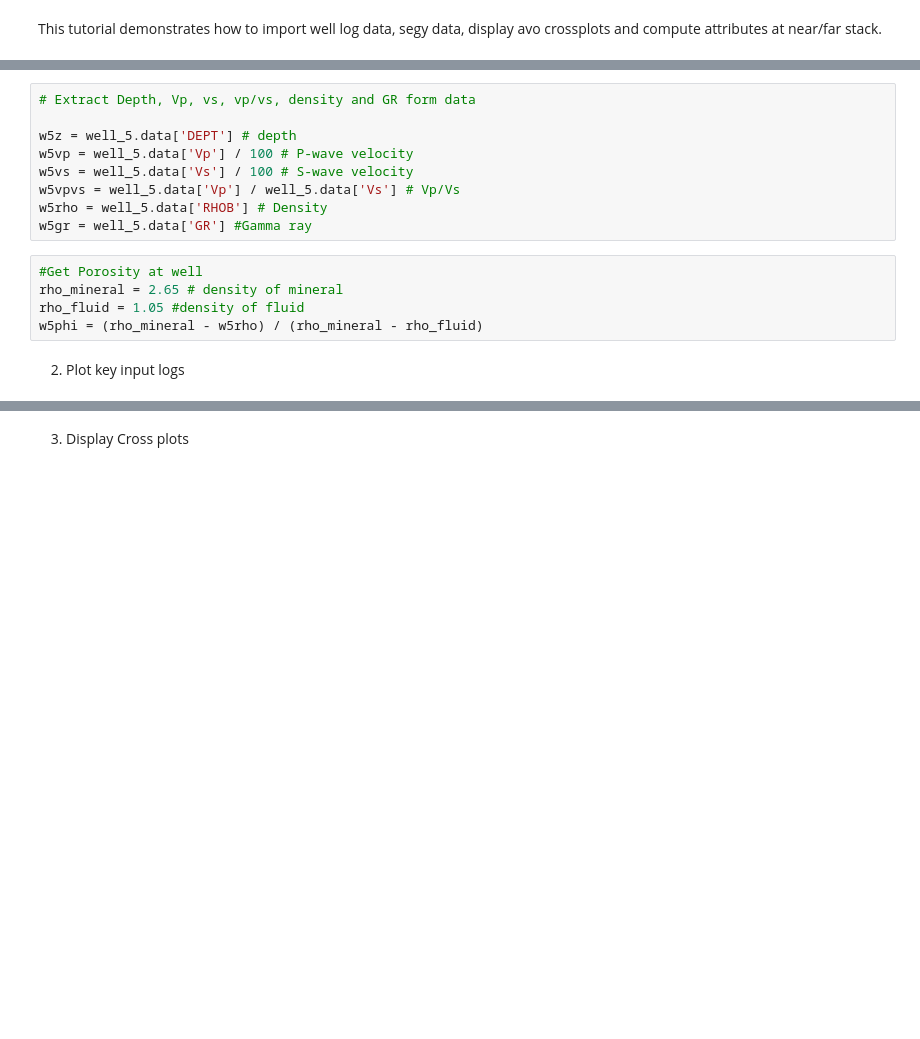
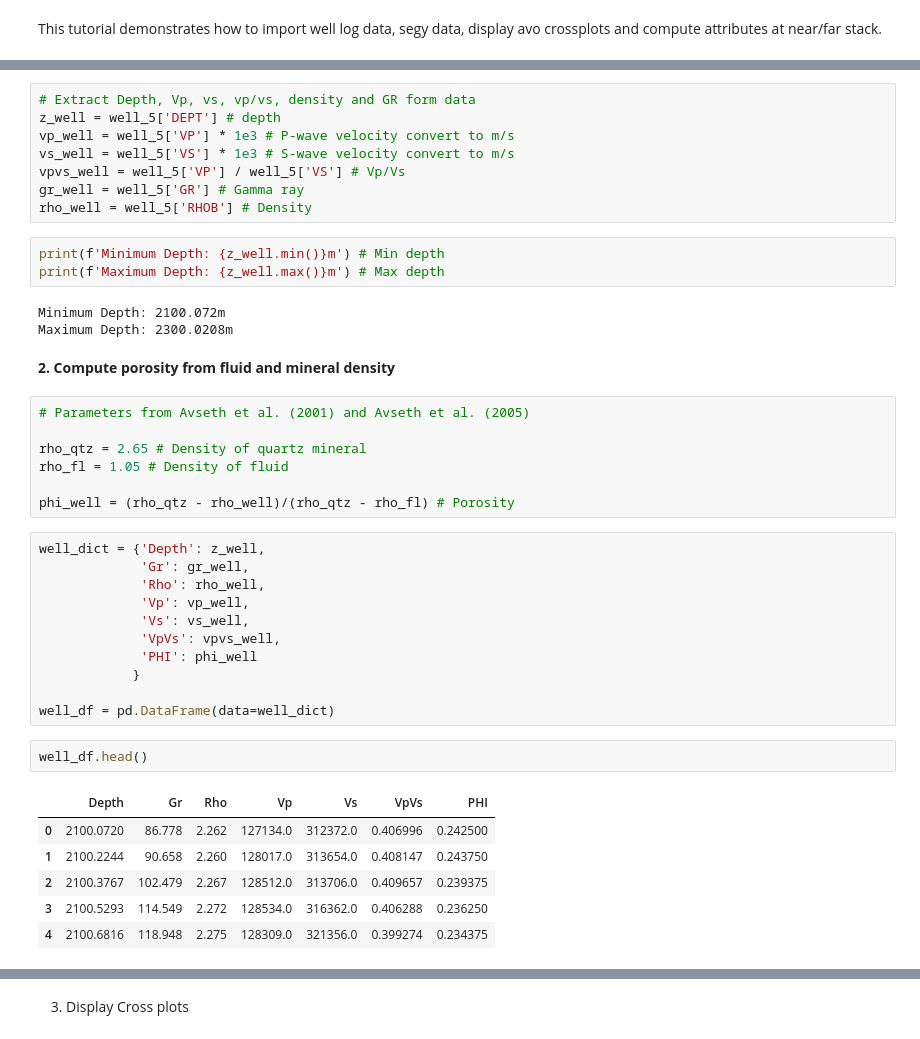
Before and after one commit to TolaAbiodun/beta-tests, a Jupyter notebook: avo_attributes.ipynb, the cells around one changed output, grey strips where cells are left out. Saved outputs shown, nothing was run; the diff lists cells and outputs as text; blank space fills up the shorter version.

```diff
--- a/avo_attributes.ipynb
+++ b/avo_attributes.ipynb
@@ -17,16 +59,43 @@ well_5 = las.LASReader('./data/well_5.las', null_subs=np.nan)
 # %%
 # Extract Depth, Vp, vs, vp/vs, density and GR form data
-
-w5z = well_5.data['DEPT'] # depth
-w5vp = well_5.data['Vp'] / 100 # P-wave velocity
-w5vs = well_5.data['Vs'] / 100 # S-wave velocity
-w5vpvs = well_5.data['Vp'] / well_5.data['Vs'] # Vp/Vs
-w5rho = well_5.data['RHOB'] # Density
-w5gr = well_5.data['GR'] #Gamma ray
+z_well = well_5['DEPT'] # depth
+vp_well = well_5['VP'] * 1e3 # P-wave velocity convert to m/s
+vs_well = well_5['VS'] * 1e3 # S-wave velocity convert to m/s
+vpvs_well = well_5['VP'] / well_5['VS'] # Vp/Vs
+gr_well = well_5['GR'] # Gamma ray
+rho_well = well_5['RHOB'] # Density
+# %%
+print(f'Minimum Depth: {z_well.min()}m') # Min depth
+print(f'Maximum Depth: {z_well.max()}m') # Max depth
+# %% [output]
+Minimum Depth: 2100.072m
+Maximum Depth: 2300.0208m
+# %% [markdown]
+__2. Compute porosity from fluid and mineral density__
 # %%
-#Get Porosity at well
-rho_mineral = 2.65 # density of mineral
-rho_fluid = 1.05 #density of fluid
-w5phi = (rho_mineral - w5rho) / (rho_mineral - rho_fluid)
+# Parameters from Avseth et al. (2001) and Avseth et al. (2005)
+
+rho_qtz = 2.65 # Density of quartz mineral
+rho_fl = 1.05 # Density of fluid
+
+phi_well = (rho_qtz - rho_well)/(rho_qtz - rho_fl) # Porosity
-# %% [markdown]
-2. Plot key input logs
+# %%
+well_dict = {'Depth': z_well,
+             'Gr': gr_well,
+             'Rho': rho_well,
+             'Vp': vp_well,
+             'Vs': vs_well,
+             'VpVs': vpvs_well,
+             'PHI': phi_well
+            }
+
+well_df = pd.DataFrame(data=well_dict)
+# %%
+well_df.head()
+# %% [output]
+|  | Depth | Gr | Rho | Vp | Vs | VpVs | PHI |
+| 0 | 2100.0720 | 86.778 | 2.262 | 127134.0 | 312372.0 | 0.406996 | 0.242500 |
+| 1 | 2100.2244 | 90.658 | 2.260 | 128017.0 | 313654.0 | 0.408147 | 0.243750 |
+| 2 | 2100.3767 | 102.479 | 2.267 | 128512.0 | 313706.0 | 0.409657 | 0.239375 |
+| 3 | 2100.5293 | 114.549 | 2.272 | 128534.0 | 316362.0 | 0.406288 | 0.236250 |
+| 4 | 2100.6816 | 118.948 | 2.275 | 128309.0 | 321356.0 | 0.399274 | 0.234375 |
```
Also changed, not shown: parts of 22 cells of this notebook.
